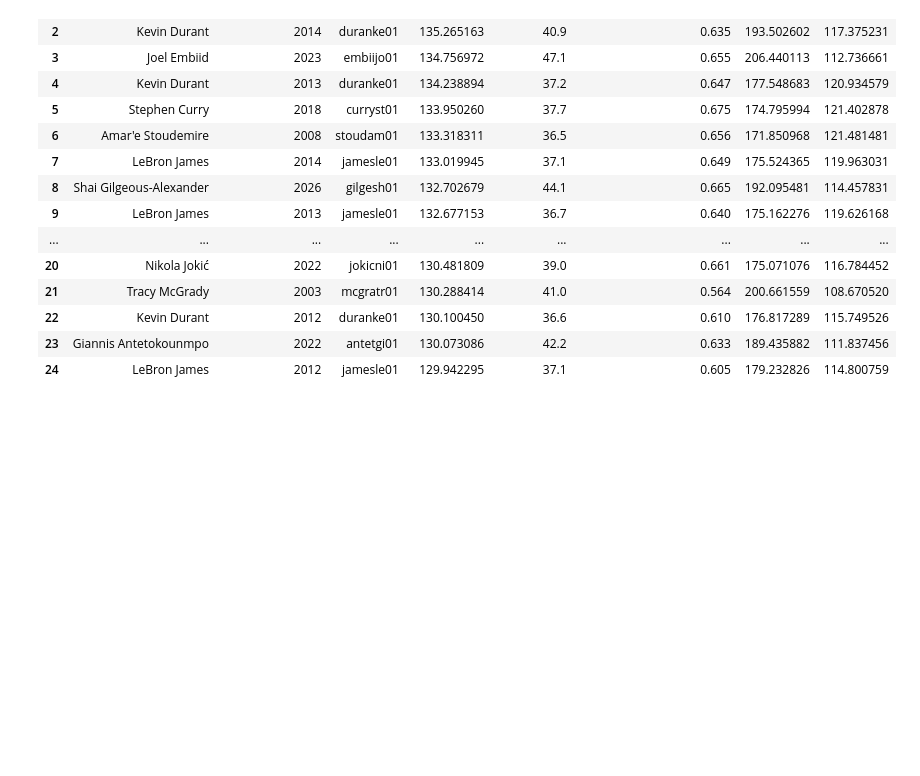
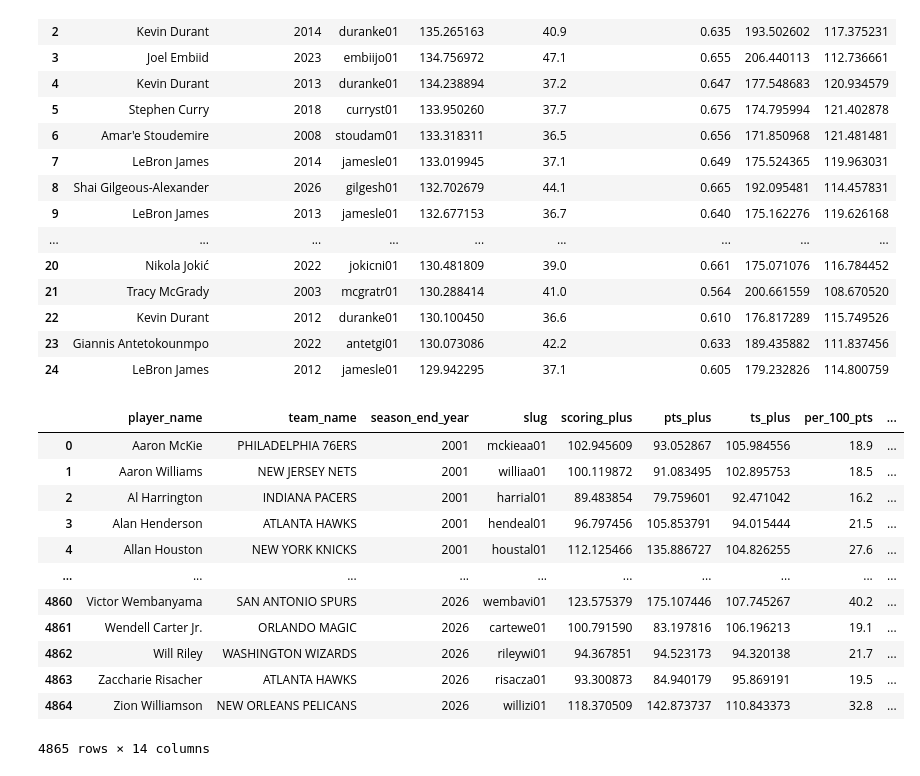
Before and after one commit to tmcewen66/basketball-analytics, a Jupyter notebook: brdatanb.ipynb, the cells around one changed output. Saved outputs shown, nothing was run; the diff lists cells and outputs as text; code cells hidden in the pictures; blank space fills up the shorter version.

```diff
--- a/brdatanb.ipynb
+++ b/brdatanb.ipynb
@@ -283,3 +283,25 @@ scoring_plus_leaders_df.head(25)
 | 22 | Kevin Durant | 2012 | duranke01 | 130.100450 | 36.6 | 0.610 | 176.817289 | 115.749526 |
 | 23 | Giannis Antetokounmpo | 2022 | antetgi01 | 130.073086 | 42.2 | 0.633 | 189.435882 | 111.837456 |
 | 24 | LeBron James | 2012 | jamesle01 | 129.942295 | 37.1 | 0.605 | 179.232826 | 114.800759 |
+# %%
+conn = sqlite3.connect('nba_stats.db')
+
+query = 'SELECT * FROM player_profile WHERE qualified = 1'
+player_profile_df = pd.read_sql_query(query, conn)
+conn.close()
+
+player_profile_df
+# %% [output]
+|  | player_name | team_name | season_end_year | slug | scoring_plus | pts_plus | ts_plus | per_100_pts | ... |
+| 0 | Aaron McKie | PHILADELPHIA 76ERS | 2001 | mckieaa01 | 102.945609 | 93.052867 | 105.984556 | 18.9 | ... |
+| 1 | Aaron Williams | NEW JERSEY NETS | 2001 | williaa01 | 100.119872 | 91.083495 | 102.895753 | 18.5 | ... |
+| 2 | Al Harrington | INDIANA PACERS | 2001 | harrial01 | 89.483854 | 79.759601 | 92.471042 | 16.2 | ... |
+| 3 | Alan Henderson | ATLANTA HAWKS | 2001 | hendeal01 | 96.797456 | 105.853791 | 94.015444 | 21.5 | ... |
+| 4 | Allan Houston | NEW YORK KNICKS | 2001 | houstal01 | 112.125466 | 135.886727 | 104.826255 | 27.6 | ... |
+| ... | ... | ... | ... | ... | ... | ... | ... | ... | ... |
+| 4860 | Victor Wembanyama | SAN ANTONIO SPURS | 2026 | wembavi01 | 123.575379 | 175.107446 | 107.745267 | 40.2 | ... |
+| 4861 | Wendell Carter Jr. | ORLANDO MAGIC | 2026 | cartewe01 | 100.791590 | 83.197816 | 106.196213 | 19.1 | ... |
+| 4862 | Will Riley | WASHINGTON WIZARDS | 2026 | rileywi01 | 94.367851 | 94.523173 | 94.320138 | 21.7 | ... |
+| 4863 | Zaccharie Risacher | ATLANTA HAWKS | 2026 | risacza01 | 93.300873 | 84.940179 | 95.869191 | 19.5 | ... |
+| 4864 | Zion Williamson | NEW ORLEANS PELICANS | 2026 | willizi01 | 118.370509 | 142.873737 | 110.843373 | 32.8 | ... |
+4865 rows × 14 columns
```
Also changed, not shown: parts of 2 cells of this notebook, 4 other files.
